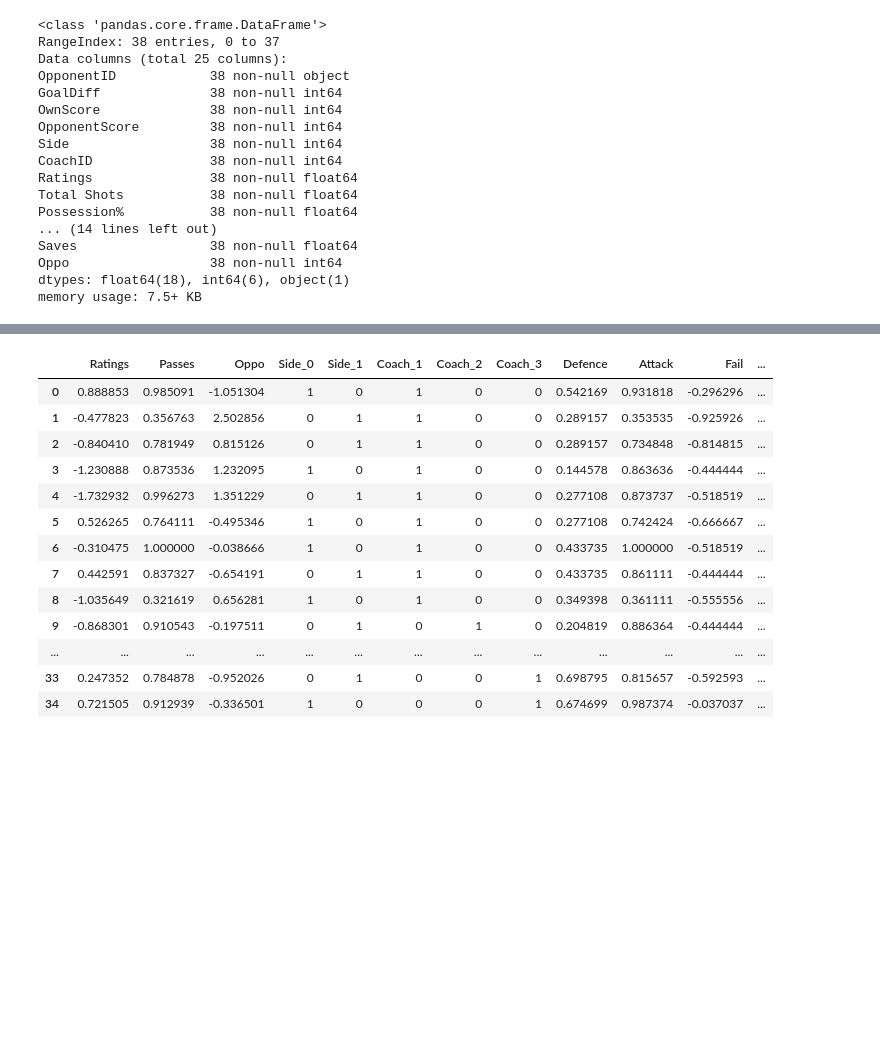
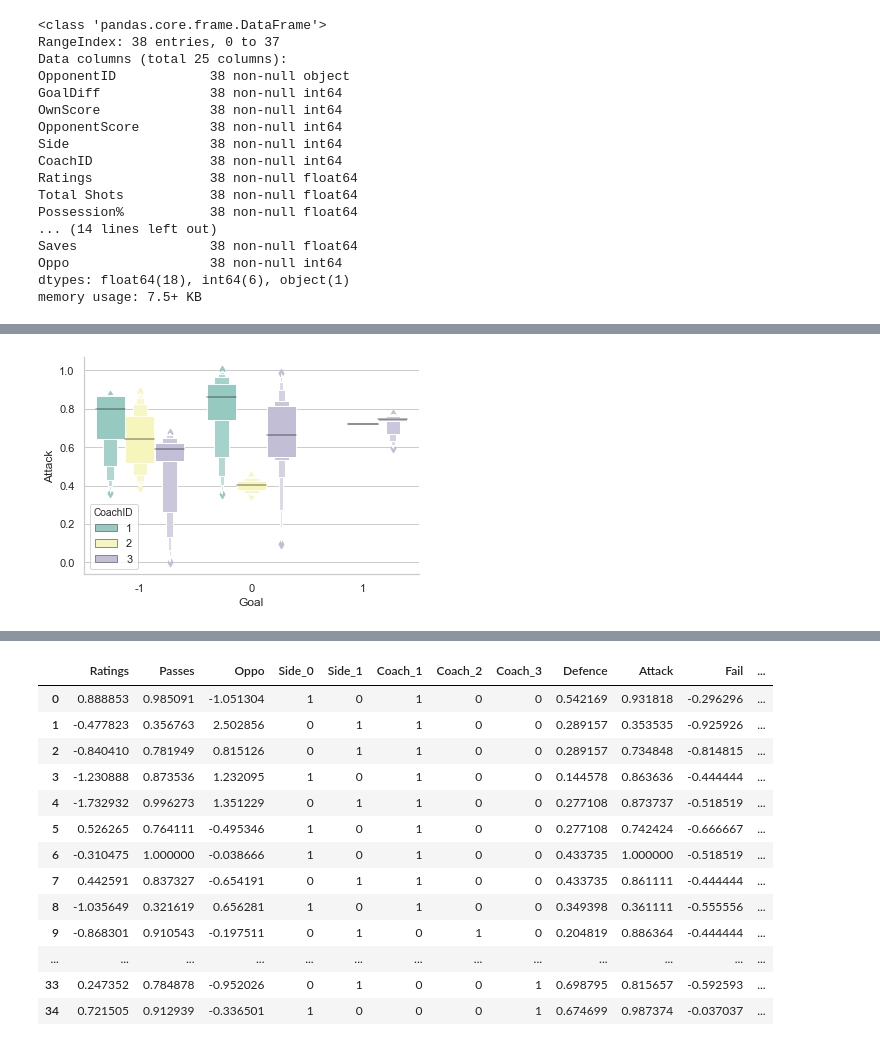
Before and after one commit to GZNGroup/2020MCM-ICM, a Jupyter notebook: 2020_Weekend1_Problems/matches.ipynb, the cells around one changed output, grey strips where cells are left out. Cells and saved outputs as stored; diff of their text form; code cells hidden in the pictures; blank space fills up the shorter version.

```diff
--- a/2020_Weekend1_Problems/matches.ipynb
+++ b/2020_Weekend1_Problems/matches.ipynb
@@ -131,0 +143,6 @@ data['Goal'] = data['GoalDiff'].apply(GoalLabel)
+# %%
+ax = sns.boxenplot(x="Goal", y="Attack", hue="CoachID", data=data, palette="Set3")
+sns.despine()
+plt.savefig("./CorrAnalysisGraph/Coach_Goal_Attack.png", dpi=300)
+# %% [output]
+[figure, added]
```
Also changed, not shown: parts of 11 cells of this notebook, 11 other files.
